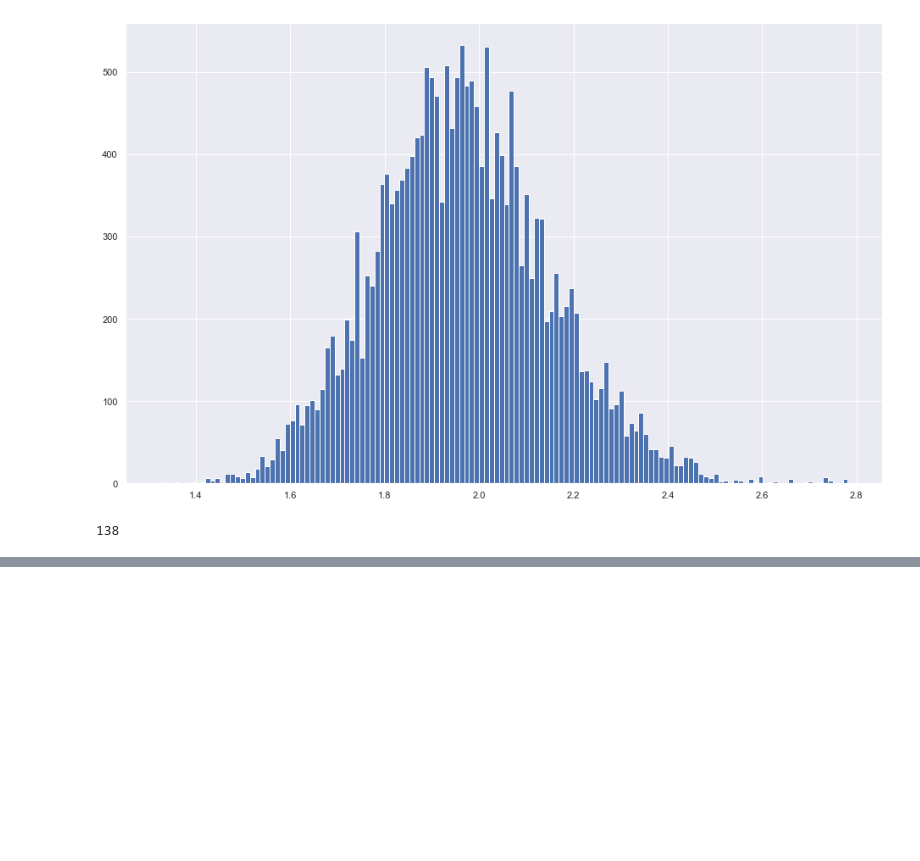
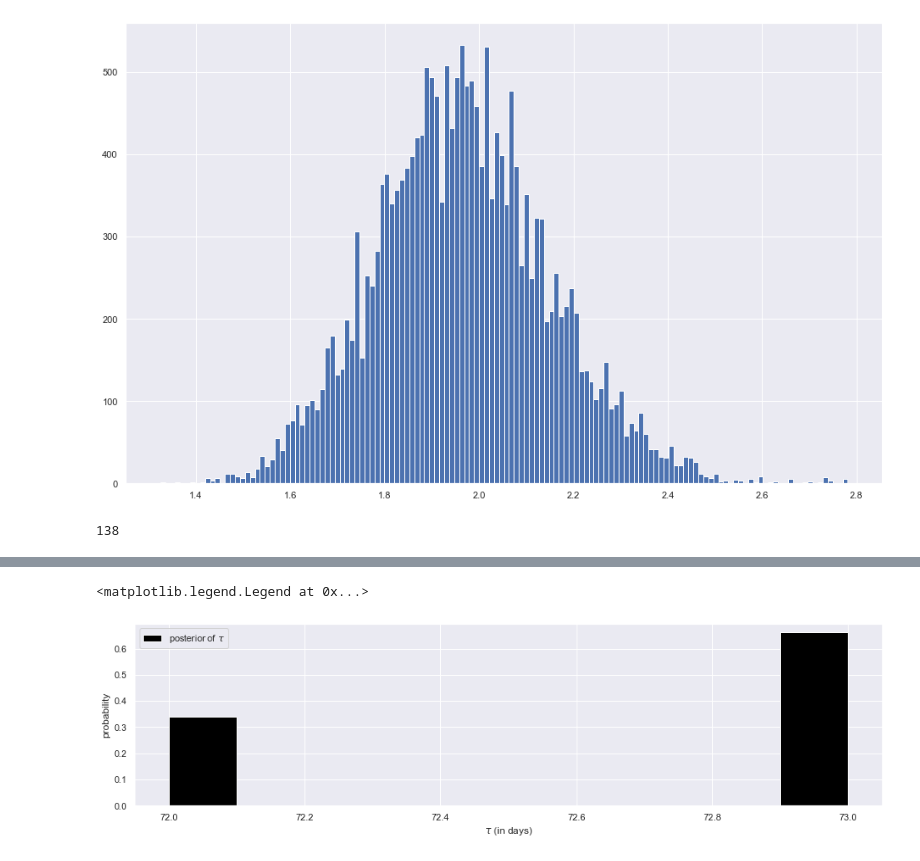
Before and after one commit to JuliaSokolova/electric-vehicle-charging, a Jupyter notebook: Inferring user behavior with Bayesian Method.ipynb, the cells around one changed output, grey strips where cells are left out. Saved outputs shown, nothing was run; the diff lists cells and outputs as text; code cells hidden in the pictures; blank space fills up the shorter version.

```diff
--- a/Inferring user behavior with Bayesian Method.ipynb
+++ b/Inferring user behavior with Bayesian Method.ipynb
@@ -198,3 +177,15 @@ plt.hist(tau_samples, bins=n_data)
+# %%
+figsize(16, 4)
+ax = plt.subplot()
+w = 1.0 / tau_samples.shape[0] * np.ones_like(tau_samples)
+plt.hist(tau_samples, weights=w, label=r"posterior of $\tau$",
+         color="black", rwidth=2)
+plt.xlabel(r"$\tau$ (in days)")
+plt.ylabel("probability")
+plt.legend(loc="upper left")
+# %% [output]
+<matplotlib.legend.Legend at 0x...>
+[figure, added]
 # %%
 figsize(16, 10)
 #histogram of the samples:
```
Also changed, not shown: parts of 6 cells of this notebook, 3 other files.
